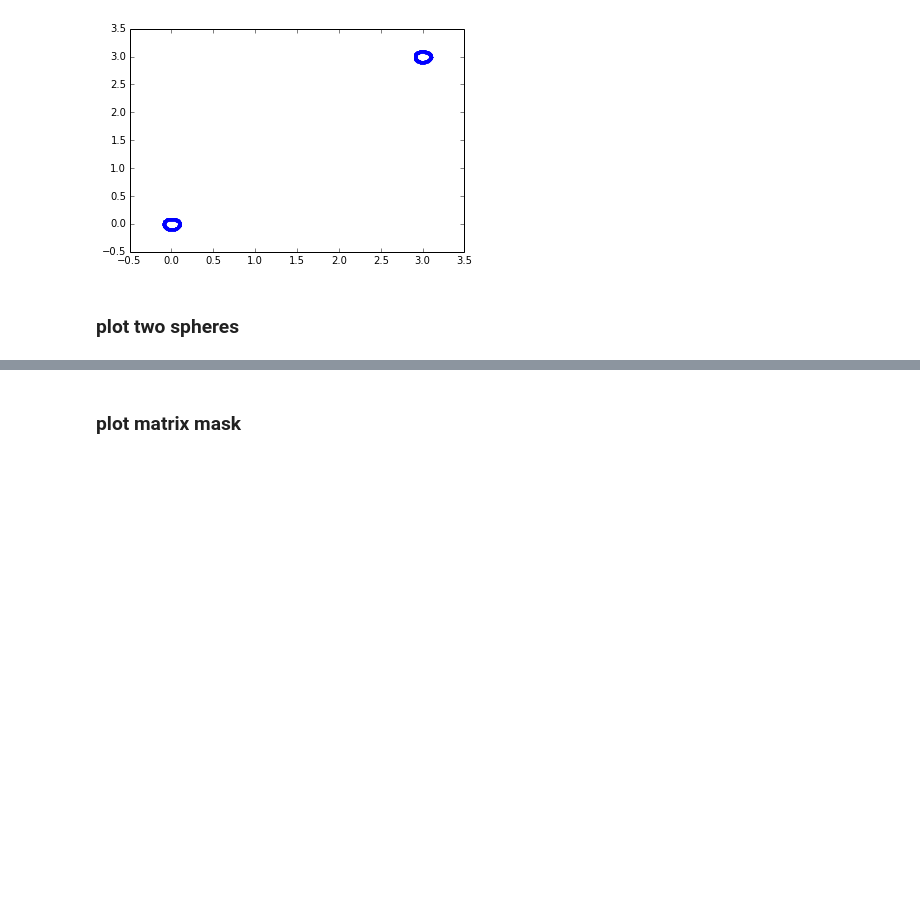
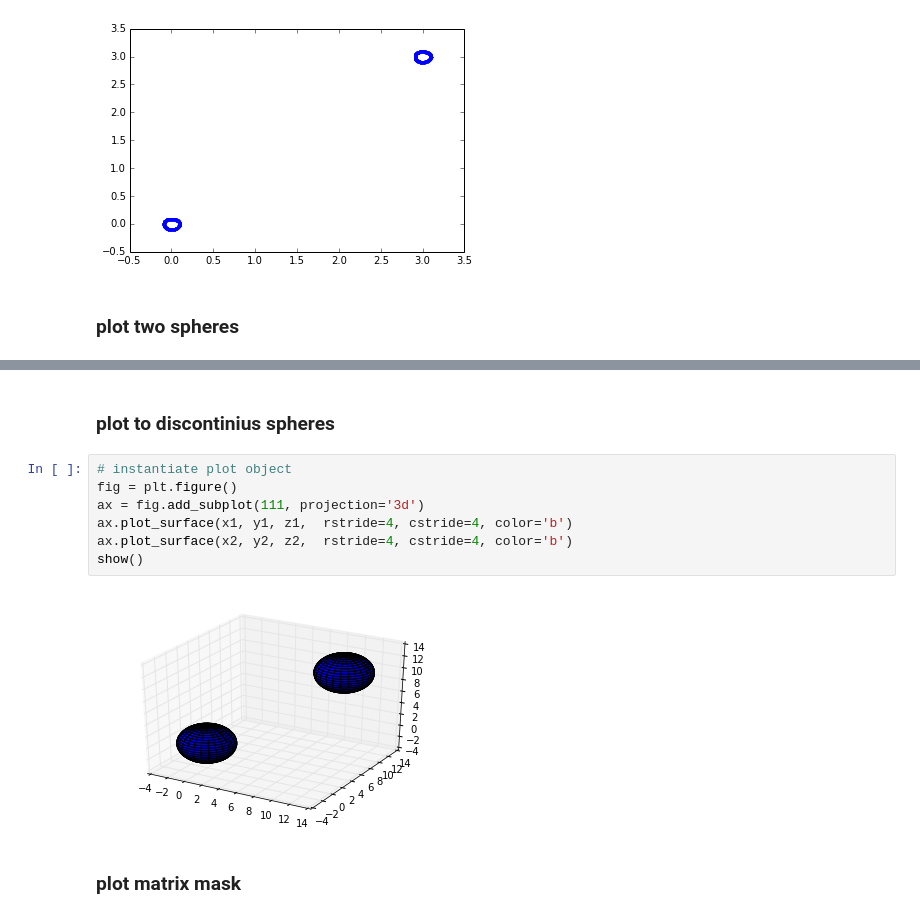
Before and after one commit to lhogstrom/ThornsInRoses, a Jupyter notebook: SPIM_simulation/surface_sphere_3d.ipynb, the cells around one changed output, grey strips where cells are left out. Cells and saved outputs as stored; diff of their text form; blank space fills up the shorter version.

Commit message:
sphere update

```diff
--- a/SPIM_simulation/surface_sphere_3d.ipynb
+++ b/SPIM_simulation/surface_sphere_3d.ipynb
@@ -67,3 +88,14 @@ show()
+# %% [markdown]
+### plot to discontinius spheres ###
+# %%
+# instantiate plot object
+fig = plt.figure()
+ax = fig.add_subplot(111, projection='3d')
+ax.plot_surface(x1, y1, z1,  rstride=4, cstride=4, color='b')
+ax.plot_surface(x2, y2, z2,  rstride=4, cstride=4, color='b')
+show()
+# %% [output]
+[figure, added]
 # %% [markdown]
 ### plot matrix mask ###
 # %%
```
Also changed, not shown: parts of 4 cells of this notebook.
